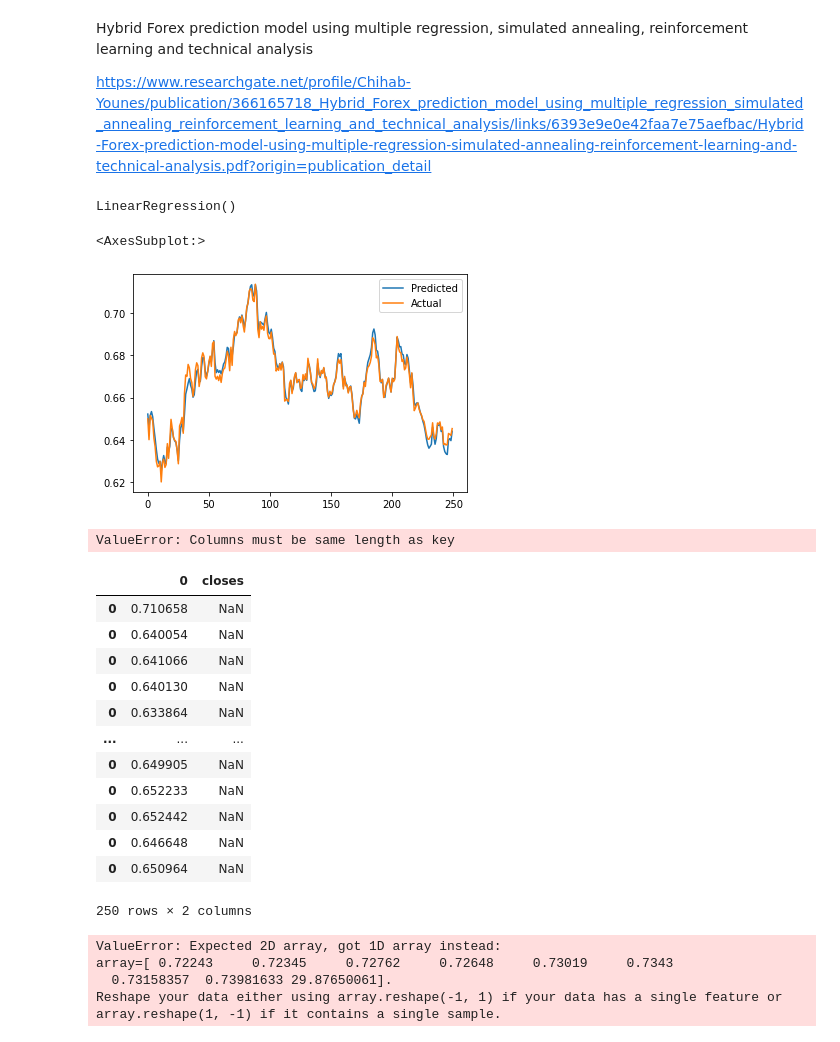
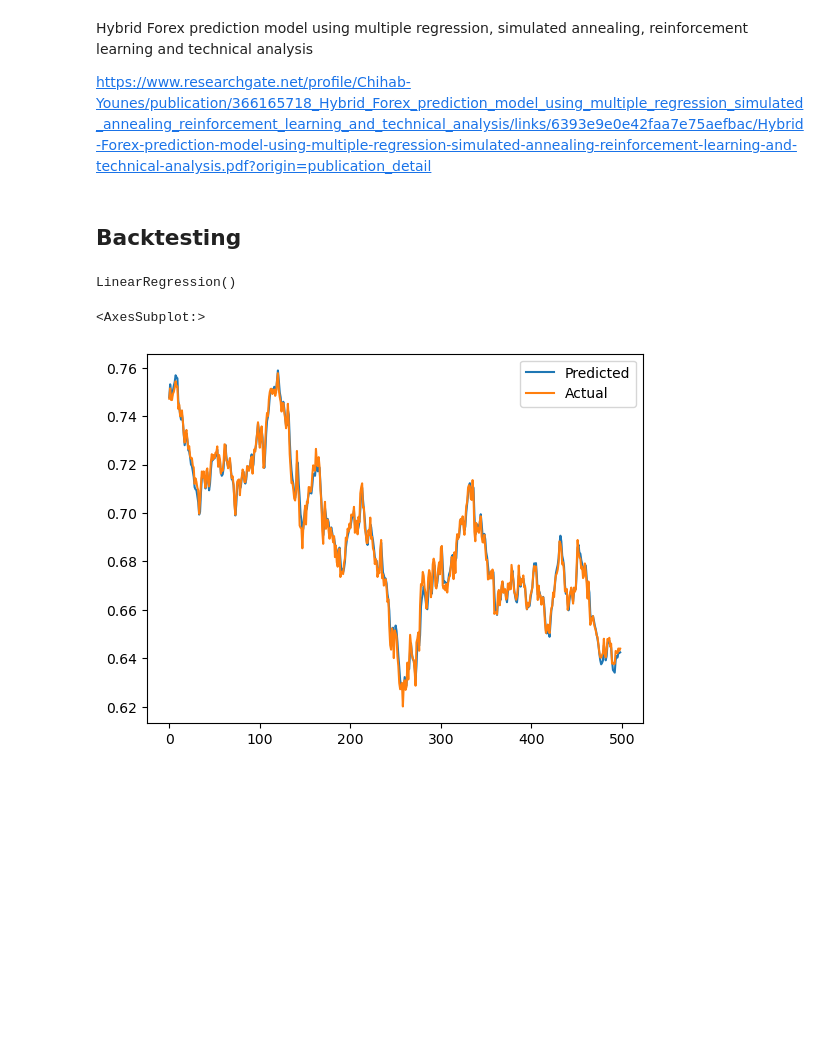
Before and after one commit to aliquid-novi/Strategies, a Jupyter notebook: Misc/Multiple Linear Regression.ipynb, the cells around one changed output. Saved outputs shown, nothing was run; the diff lists cells and outputs as text; code cells hidden in the pictures; blank space fills up the shorter version.

```diff
--- a/Misc/Multiple Linear Regression.ipynb
+++ b/Misc/Multiple Linear Regression.ipynb
@@ -25,15 +23,22 @@ def get_rates(pair1, timeframe, x):
     pair1 = pd.DataFrame(mt5.copy_rates_from_pos(pair1, timeframe, 0, x))
     pair1['time'] = pd.to_datetime(pair1['time'], unit = 's')
     return pair1
+# %% [markdown]
+## Backtesting
 # %%
-EURUSD = get_rates('AUDUSD.a', mt5.TIMEFRAME_D1, 500)
+# Code to get X Variables
+EURUSD = get_rates('AUDUSD.a', mt5.TIMEFRAME_D1, 1000)
 EURUSD = EURUSD[['close']]
+# Gets the last 6 closes of chosen timeframe. If you chose daily tf, it'll get last 6 days. If 4 hour, it'll get last
+# 6 4 hour candles etc etc.
 for i in range(1,7):
     EURUSD[f'Period {i}'] = EURUSD['close'].shift(i)
 
+# Gets 2 week and 1 month averages
 EURUSD['2w'] = EURUSD['close'].rolling(window = 14).mean()
 EURUSD['1m'] = EURUSD['close'].rolling(window = 30).mean()
 
+# Added an RSI as a variable
 EURUSD['rsi'] = ta.momentum.rsi(EURUSD['close'], window = 14, fillna = False)
 
 EURUSD = EURUSD.dropna()
@@ -54,45 +59,16 @@ model.fit(X, y)
 # %% [output]
 LinearRegression()
 # %%
-vals = pd.DataFrame()  # Create an empty DataFrame
+vals = pd.DataFrame()  # Create an empty DataFrame to put the following code into.
 
-for i in range(1, 251):  # Let's make sure it's consistent with the '250' you mentioned earlier
+for i in range(1, 500):
     today_features = X.iloc[-i]
     today_price = model.predict([today_features])[0]
 
     vals = vals.append({'Predicted': today_price, 'Actual': EURUSD['close'].iloc[-i]}, ignore_index=True)
 
 vals = vals[::-1].reset_index(drop=True)  # Reverse the order to match the original sequence
+vals.plot()
+# %% [output]
+<AxesSubplot:>
+[figure, added]
-# %%
-vals.plot()
-# %% [output]
-<AxesSubplot:>
-[figure, removed]
-# %%
-vals = pd.DataFrame()
-
-for i in range(250):
-    today_features = X.iloc[-i]
-    today_price = model.predict([today_features])[0]
-    vals['Predicted'] = vals.append([today_price])
-    vals['Actual'] = EURUSD['close'].iloc[-i]
-# %% [output]
-ValueError: Columns must be same length as key
-# %%
-vals = pd.DataFrame(vals)
-vals['closes'] = EURUSD['close'][-250:]
-vals
-# %% [output]
-|  | 0 | closes |
-| 0 | 0.710658 | NaN |
-| 0 | 0.640054 | NaN |
-| 0 | 0.641066 | NaN |
-| 0 | 0.640130 | NaN |
-| 0 | 0.633864 | NaN |
-| ... | ... | ... |
-| 0 | 0.649905 | NaN |
-| 0 | 0.652233 | NaN |
-| 0 | 0.652442 | NaN |
-| 0 | 0.646648 | NaN |
-| 0 | 0.650964 | NaN |
-250 rows × 2 columns
@@ -105,14 +74,0 @@ vals
-# %%
-vals = []
-for i in range(50):
-    predicted_price = model.predict(EU_x.iloc[-i])
-    # print(f"{predicted_price.values[0]:.5f} vs actual close: {EURUSD['close'].iloc[-i]:.5f}")
-    vals.append(predicted_price.values[0] - EURUSD['close'].iloc[i])
-
-# Later, if you want to convert vals to a DataFrame or Series:
-vals_df = pd.DataFrame(vals)
-# %% [output]
-ValueError: Expected 2D array, got 1D array instead:
-array=[ 0.72243     0.72345     0.72762     0.72648     0.73019     0.7343
-  0.73158357  0.73981633 29.87650061].
-Reshape your data either using array.reshape(-1, 1) if your data has a single feature or array.reshape(1, -1) if it contains a single sample.
```
Also changed, not shown: parts of 11 cells of this notebook.
